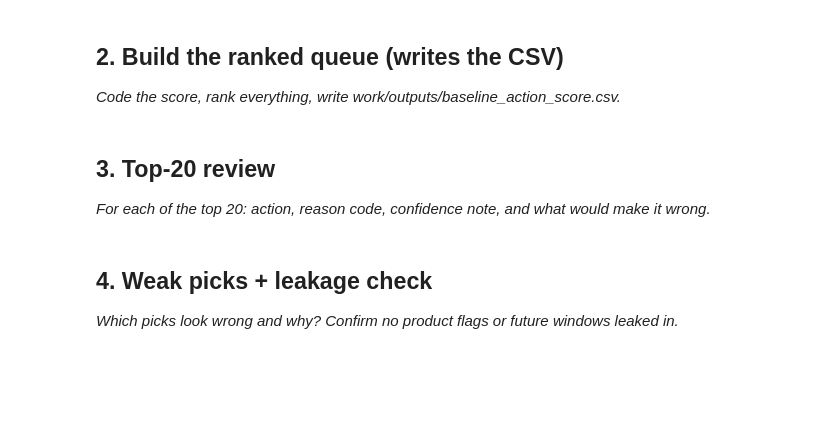
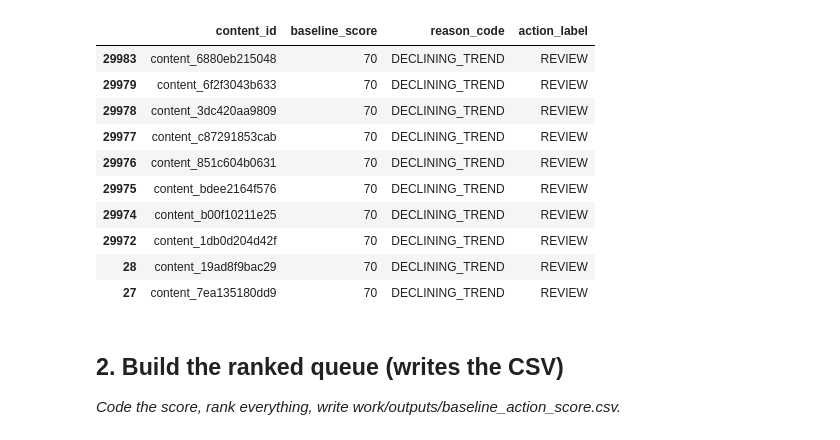
Before and after one commit to Dilip-Git18/flyrank-ml-internship, a Jupyter notebook: work/notebooks/w04_baseline_score.ipynb, the cells around one changed output. Drawn from its saved outputs; the diff is of its cells as text; code cells hidden in the pictures; blank space fills up the shorter version.

```diff
--- a/work/notebooks/w04_baseline_score.ipynb
+++ b/work/notebooks/w04_baseline_score.ipynb
@@ -13,12 +126,66 @@ This skeleton is yours to fill. Work the sections **in order** — each one has
+# %%
+# Build baseline action score
+
+# Fill missing values
+df["days_since_last_update"] = df["days_since_last_update"].fillna(0)
+df["impressions_90d"] = df["impressions_90d"].fillna(0)
+df["trend_pct"] = df["trend_pct"].fillna(0)
+
+# Median impressions (used as threshold)
+median_impressions = df["impressions_90d"].median()
+
+# Default values
+df["baseline_score"] = 0
+df["reason_code"] = "LOW_PRIORITY"
+df["action_label"] = "MONITOR"
+
+# Rule 1: Stale + High Traffic
+mask1 = (
+    (df["days_since_last_update"] > 365) &
+    (df["impressions_90d"] >= median_impressions)
+)
+
+df.loc[mask1, "baseline_score"] = 100
+df.loc[mask1, "reason_code"] = "STALE_HIGH_TRAFFIC"
+df.loc[mask1, "action_label"] = "REFRESH"
+
+# Rule 2: Declining Trend
+mask2 = (
+    (~mask1) &
+    (df["trend_pct"] < -10)
+)
+
+df.loc[mask2, "baseline_score"] = 70
+df.loc[mask2, "reason_code"] = "DECLINING_TREND"
+df.loc[mask2, "action_label"] = "REVIEW"
+
+# Create ranked queue
+baseline_queue = df[
+    [
+        "content_id",
+        "baseline_score",
+        "reason_code",
+        "action_label"
+    ]
+].sort_values(
+    by="baseline_score",
+    ascending=False
+)
+
+baseline_queue.head(10)
+# %% [output]
+|  | content_id | baseline_score | reason_code | action_label |
+| 29983 | content_6880eb215048 | 70 | DECLINING_TREND | REVIEW |
+| 29979 | content_6f2f3043b633 | 70 | DECLINING_TREND | REVIEW |
+| 29978 | content_3dc420aa9809 | 70 | DECLINING_TREND | REVIEW |
+| 29977 | content_c87291853cab | 70 | DECLINING_TREND | REVIEW |
+| 29976 | content_851c604b0631 | 70 | DECLINING_TREND | REVIEW |
+| 29975 | content_bdee2164f576 | 70 | DECLINING_TREND | REVIEW |
+| 29974 | content_b00f10211e25 | 70 | DECLINING_TREND | REVIEW |
+| 29972 | content_1db0d204d42f | 70 | DECLINING_TREND | REVIEW |
+| 28 | content_19ad8f9bac29 | 70 | DECLINING_TREND | REVIEW |
+| 27 | content_7ea135180dd9 | 70 | DECLINING_TREND | REVIEW |
 # %% [markdown]
 ## 2. Build the ranked queue (writes the CSV)
 
 *Code the score, rank everything, write work/outputs/baseline_action_score.csv.*
-# %% [markdown]
-## 3. Top-20 review
-
-*For each of the top 20: action, reason code, confidence note, and what would make it wrong.*
-# %% [markdown]
-## 4. Weak picks + leakage check
-
-*Which picks look wrong and why? Confirm no product flags or future windows leaked in.*
```
Also changed, not shown: parts of 15 cells of this notebook.
